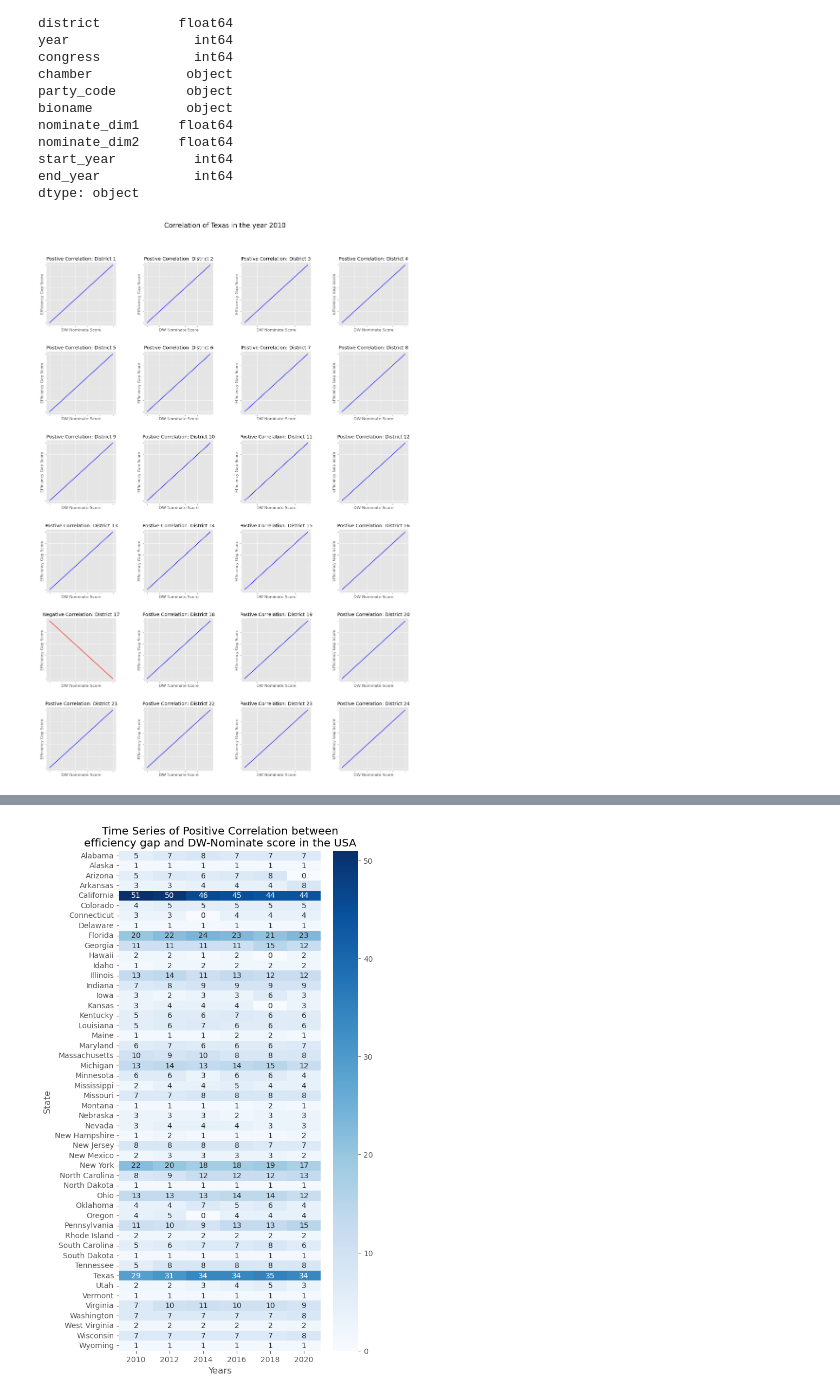
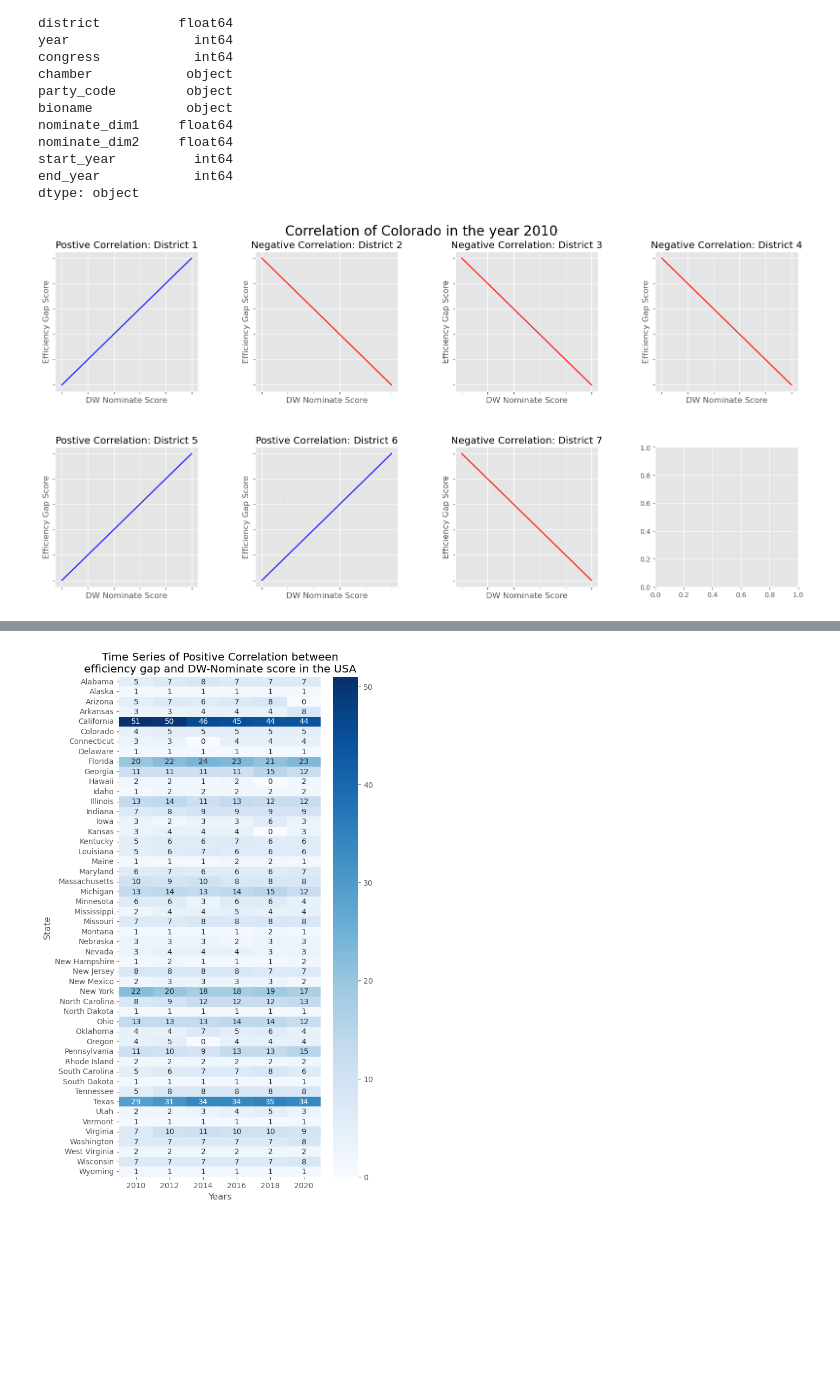
Before and after one commit to Simonlee711/gerrymandering-polarisation-study, a Jupyter notebook: src/gov-analysis.ipynb, the cells around one changed output, grey strips where cells are left out. Drawn from its saved outputs; the diff is of its cells as text; code cells hidden in the pictures; blank space fills up the shorter version.

Commit message:
finished visualizations. Next play with thresholds [#3]

```diff
--- a/src/gov-analysis.ipynb
+++ b/src/gov-analysis.ipynb
@@ -734,7 +734,7 @@ def country(df):
 
     pass
 # %%
-district(mega_df2, "TX", 2010)
+district(mega_df2, "CO", 2010)
 # %% [output]
-[figure, old version]
+[figure, new version]
 # %%
```
Also changed, not shown: parts of 3 cells of this notebook.
